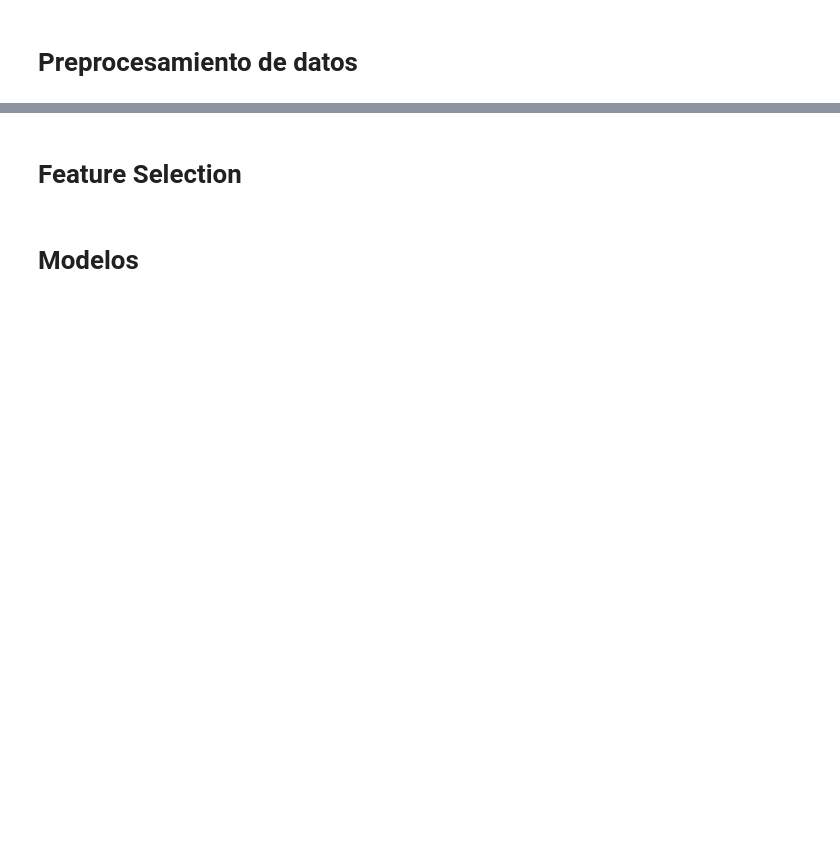
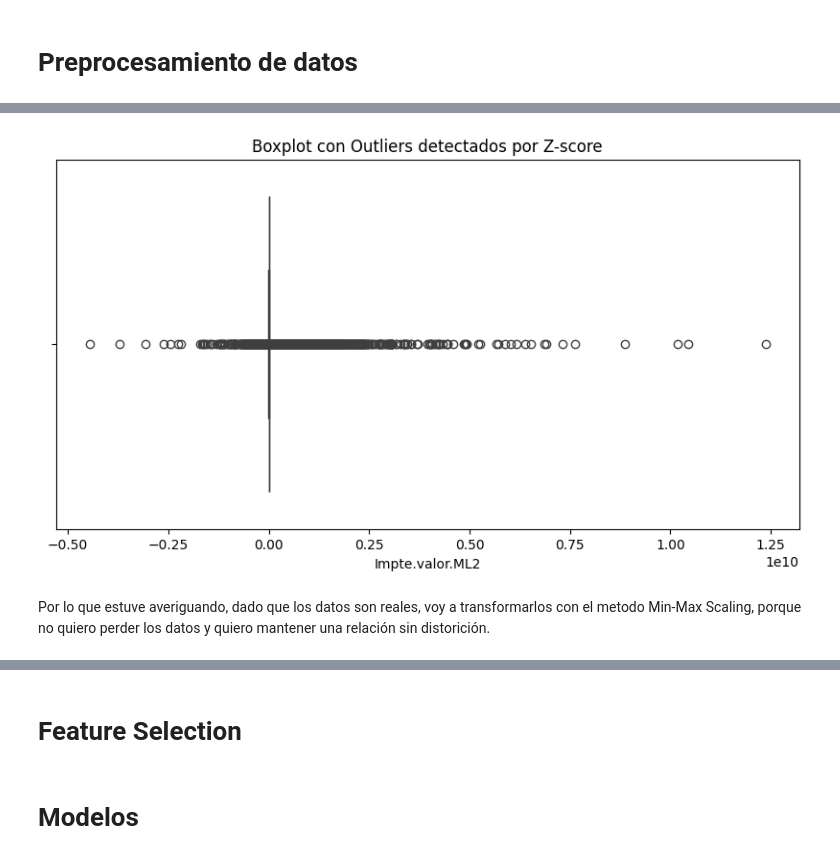
Before and after one commit to 1fac/mi_proyecto_git_61680, a Jupyter notebook: Mi_proyecto_61680.ipynb, the cells around one changed output, grey strips where cells are left out. Saved outputs shown, nothing was run; the diff lists cells and outputs as text; code cells hidden in the pictures; blank space fills up the shorter version.

```diff
--- a/Mi_proyecto_61680.ipynb
+++ b/Mi_proyecto_61680.ipynb
@@ -880,0 +1004,5 @@ plt.show()
+# %%
+Facturación['Z_Score'] = stats.zscore(Facturación['Impte.valor.ML2'])
+outliers_z = Facturación[abs(Facturación['Z_Score']) > 2.5]
+
+outliers_z
@@ -880,0 +1042,9 @@ plt.show()
+# %%
+plt.figure(figsize=(10,5))
+sns.boxplot(x=Facturación['Impte.valor.ML2'])
+plt.title("Boxplot con Outliers detectados por Z-score")
+plt.show()
+# %% [output]
+[figure, added]
+# %% [markdown]
+Por lo que estuve averiguando, dado que los datos son reales, voy a transformarlos con el metodo Min-Max Scaling, porque no quiero perder los datos y quiero mantener una relación sin distorición.
```
Also changed, not shown: parts of 22 cells of this notebook.
